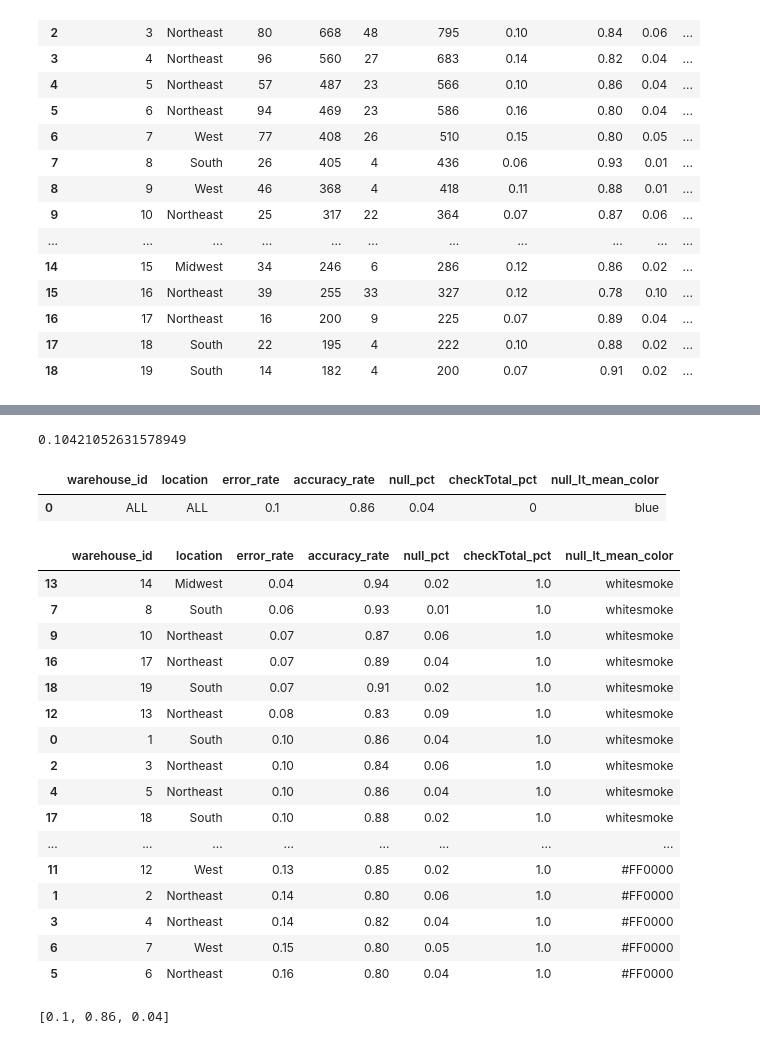
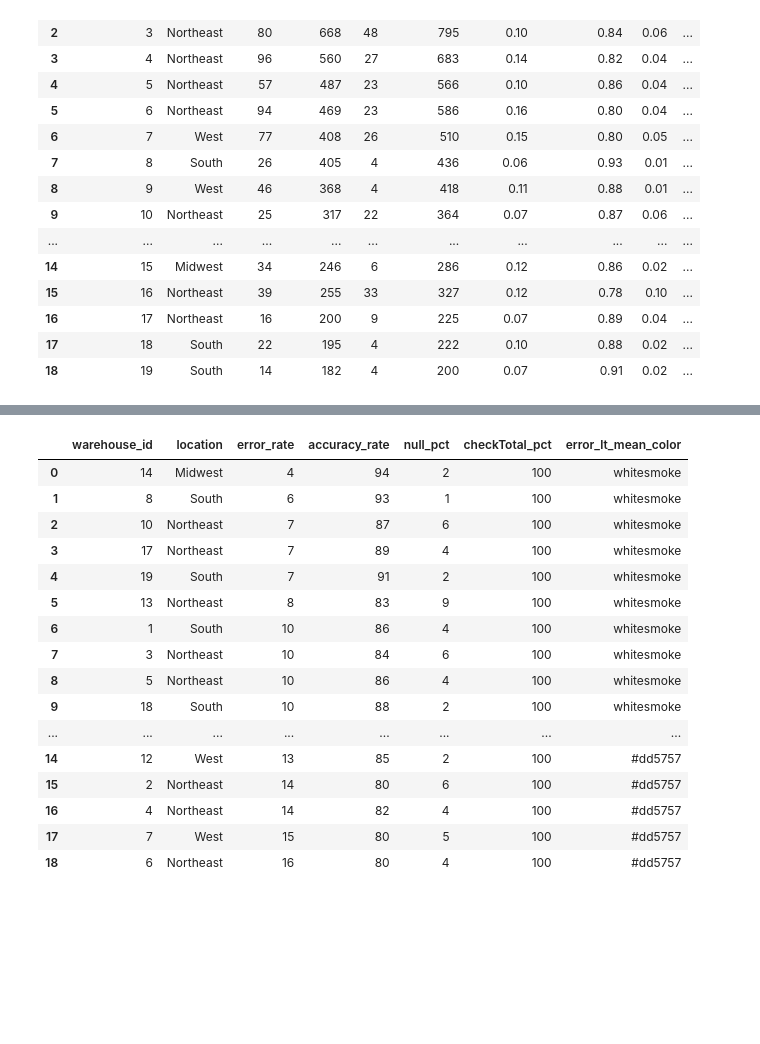
Before and after one commit to pestyld/data_projects, a Jupyter notebook: Warehouse/Warehouse Visualization.ipynb, the cells around one changed output, grey strips where cells are left out. Drawn from its saved outputs; the diff is of its cells as text; code cells hidden in the pictures; blank space fills up the shorter version.

Commit message:
update data projects

```diff
--- a/Warehouse/Warehouse Visualization.ipynb
+++ b/Warehouse/Warehouse Visualization.ipynb
@@ -84,46 +101,21 @@ def prep_data(_df):
-# %%
-meanError_rate
-# %% [output]
-0.10421052631578949
-# %%
-meanError_rate = df.error_rate.mean()
-meanAccuracy_rate = df.accuracy_rate.mean()
-meanNull_pct = df.null_pct.mean()
-
-pd.DataFrame({'warehouse_id':['ALL'],
-              'location':['ALL'],
-              'error_rate':[round(df.error_rate.mean(),2)],
-              'accuracy_rate':[round(df.accuracy_rate.mean(),2)],
-              'null_pct':[round(df.null_pct.mean(),2)],
-              'checkTotal_pct':[0],
-              'null_lt_mean_color':['blue']
-             }
-    )
-# %% [output]
-|  | warehouse_id | location | error_rate | accuracy_rate | null_pct | checkTotal_pct | null_lt_mean_color |
-| 0 | ALL | ALL | 0.1 | 0.86 | 0.04 | 0 | blue |
-# %%
-df = prep_data(raw_df)
-df.head(20)
-# %% [output]
-|  | warehouse_id | location | error_rate | accuracy_rate | null_pct | checkTotal_pct | null_lt_mean_color |
-| 13 | 14 | Midwest | 0.04 | 0.94 | 0.02 | 1.0 | whitesmoke |
-| 7 | 8 | South | 0.06 | 0.93 | 0.01 | 1.0 | whitesmoke |
-| 9 | 10 | Northeast | 0.07 | 0.87 | 0.06 | 1.0 | whitesmoke |
-| 16 | 17 | Northeast | 0.07 | 0.89 | 0.04 | 1.0 | whitesmoke |
-| 18 | 19 | South | 0.07 | 0.91 | 0.02 | 1.0 | whitesmoke |
-| 12 | 13 | Northeast | 0.08 | 0.83 | 0.09 | 1.0 | whitesmoke |
-| 0 | 1 | South | 0.10 | 0.86 | 0.04 | 1.0 | whitesmoke |
-| 2 | 3 | Northeast | 0.10 | 0.84 | 0.06 | 1.0 | whitesmoke |
-| 4 | 5 | Northeast | 0.10 | 0.86 | 0.04 | 1.0 | whitesmoke |
-| 17 | 18 | South | 0.10 | 0.88 | 0.02 | 1.0 | whitesmoke |
-| ... | ... | ... | ... | ... | ... | ... | ... |
-| 11 | 12 | West | 0.13 | 0.85 | 0.02 | 1.0 | #FF0000 |
-| 1 | 2 | Northeast | 0.14 | 0.80 | 0.06 | 1.0 | #FF0000 |
-| 3 | 4 | Northeast | 0.14 | 0.82 | 0.04 | 1.0 | #FF0000 |
-| 6 | 7 | West | 0.15 | 0.80 | 0.05 | 1.0 | #FF0000 |
-| 5 | 6 | Northeast | 0.16 | 0.80 | 0.04 | 1.0 | #FF0000 |
-# %%
-df[['error_rate', 'accuracy_rate', 'null_pct']].mean().round(decimals=2).to_list()
-# %% [output]
-[0.1, 0.86, 0.04]
+# %%
+df = prep_data(raw_df)
+df
+# %% [output]
+|  | warehouse_id | location | error_rate | accuracy_rate | null_pct | checkTotal_pct | error_lt_mean_color |
+| 0 | 14 | Midwest | 4 | 94 | 2 | 100 | whitesmoke |
+| 1 | 8 | South | 6 | 93 | 1 | 100 | whitesmoke |
+| 2 | 10 | Northeast | 7 | 87 | 6 | 100 | whitesmoke |
+| 3 | 17 | Northeast | 7 | 89 | 4 | 100 | whitesmoke |
+| 4 | 19 | South | 7 | 91 | 2 | 100 | whitesmoke |
+| 5 | 13 | Northeast | 8 | 83 | 9 | 100 | whitesmoke |
+| 6 | 1 | South | 10 | 86 | 4 | 100 | whitesmoke |
+| 7 | 3 | Northeast | 10 | 84 | 6 | 100 | whitesmoke |
+| 8 | 5 | Northeast | 10 | 86 | 4 | 100 | whitesmoke |
+| 9 | 18 | South | 10 | 88 | 2 | 100 | whitesmoke |
+| ... | ... | ... | ... | ... | ... | ... | ... |
+| 14 | 12 | West | 13 | 85 | 2 | 100 | #dd5757 |
+| 15 | 2 | Northeast | 14 | 80 | 6 | 100 | #dd5757 |
+| 16 | 4 | Northeast | 14 | 82 | 4 | 100 | #dd5757 |
+| 17 | 7 | West | 15 | 80 | 5 | 100 | #dd5757 |
+| 18 | 6 | Northeast | 16 | 80 | 4 | 100 | #dd5757 |
```
Also changed, not shown: parts of 8 cells of this notebook, 18 other files.
